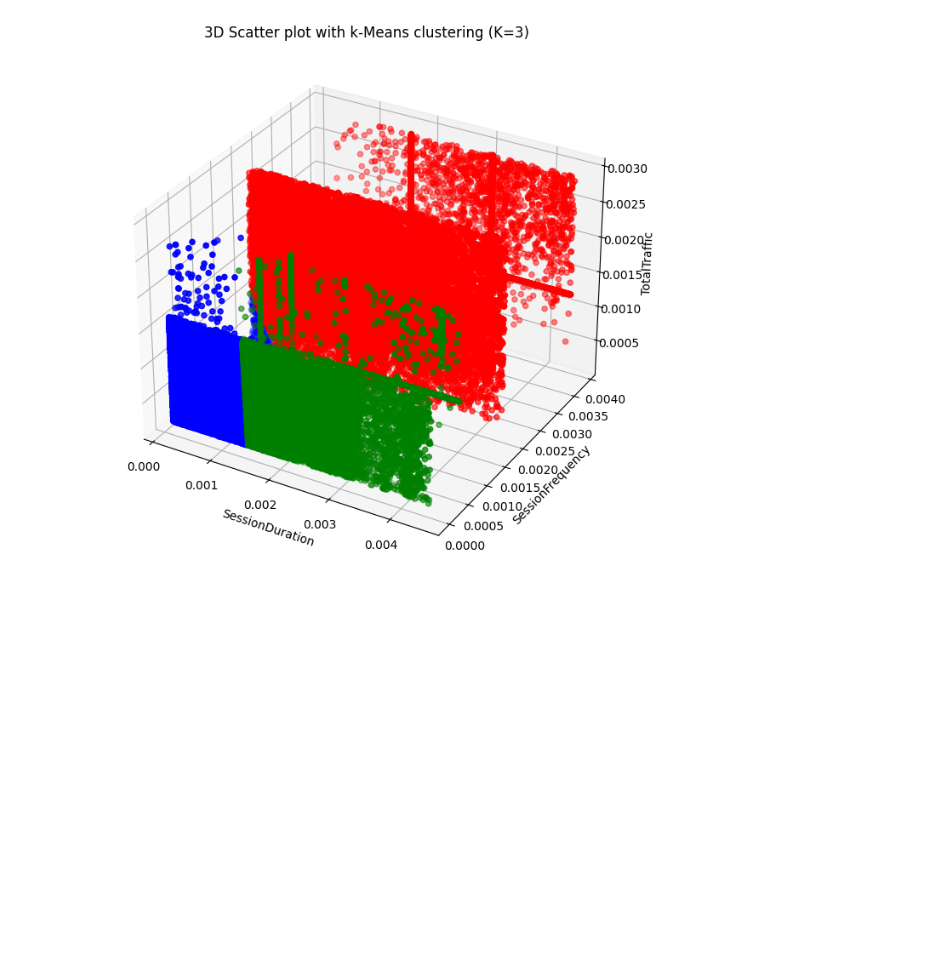
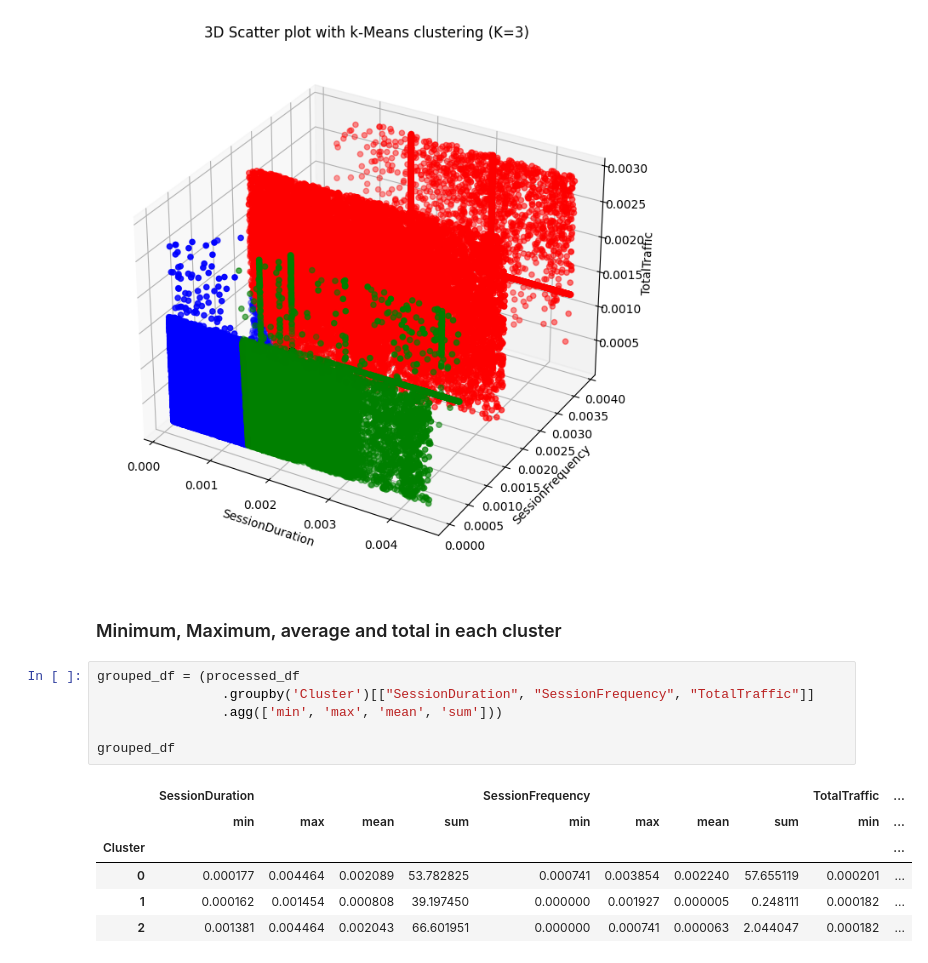
Before and after one commit to Misganaw-Berihun/User_analytics_in_Telecommunication, a Jupyter notebook: notebooks/03_user_engagement_01.ipynb, the cells around one changed output. Drawn from its saved outputs; the diff is of its cells as text; blank space fills up the shorter version.

```diff
--- a/notebooks/03_user_engagement_analysis.ipynb
+++ b/notebooks/03_user_engagement_01.ipynb
@@ -222,3 +222,18 @@ plt.title(f'3D Scatter plot with k-Means clustering (K={k})')
 plt.show()
 # %% [output]
 [figure]
+# %% [markdown]
+### Minimum, Maximum, average and total in each cluster
+# %%
+grouped_df = (processed_df
+                .groupby('Cluster')[["SessionDuration", "SessionFrequency", "TotalTraffic"]]
+                .agg(['min', 'max', 'mean', 'sum']))
+
+grouped_df
+# %% [output]
+|  | SessionDuration |  |  |  | SessionFrequency |  |  |  | TotalTraffic | ... |
+|  | min | max | mean | sum | min | max | mean | sum | min | ... |
+| Cluster |  |  |  |  |  |  |  |  |  | ... |
+| 0 | 0.000177 | 0.004464 | 0.002089 | 53.782825 | 0.000741 | 0.003854 | 0.002240 | 57.655119 | 0.000201 | ... |
+| 1 | 0.000162 | 0.001454 | 0.000808 | 39.197450 | 0.000000 | 0.001927 | 0.000005 | 0.248111 | 0.000182 | ... |
+| 2 | 0.001381 | 0.004464 | 0.002043 | 66.601951 | 0.000000 | 0.000741 | 0.000063 | 2.044047 | 0.000182 | ... |
```
Also changed, not shown: 1 other file.
